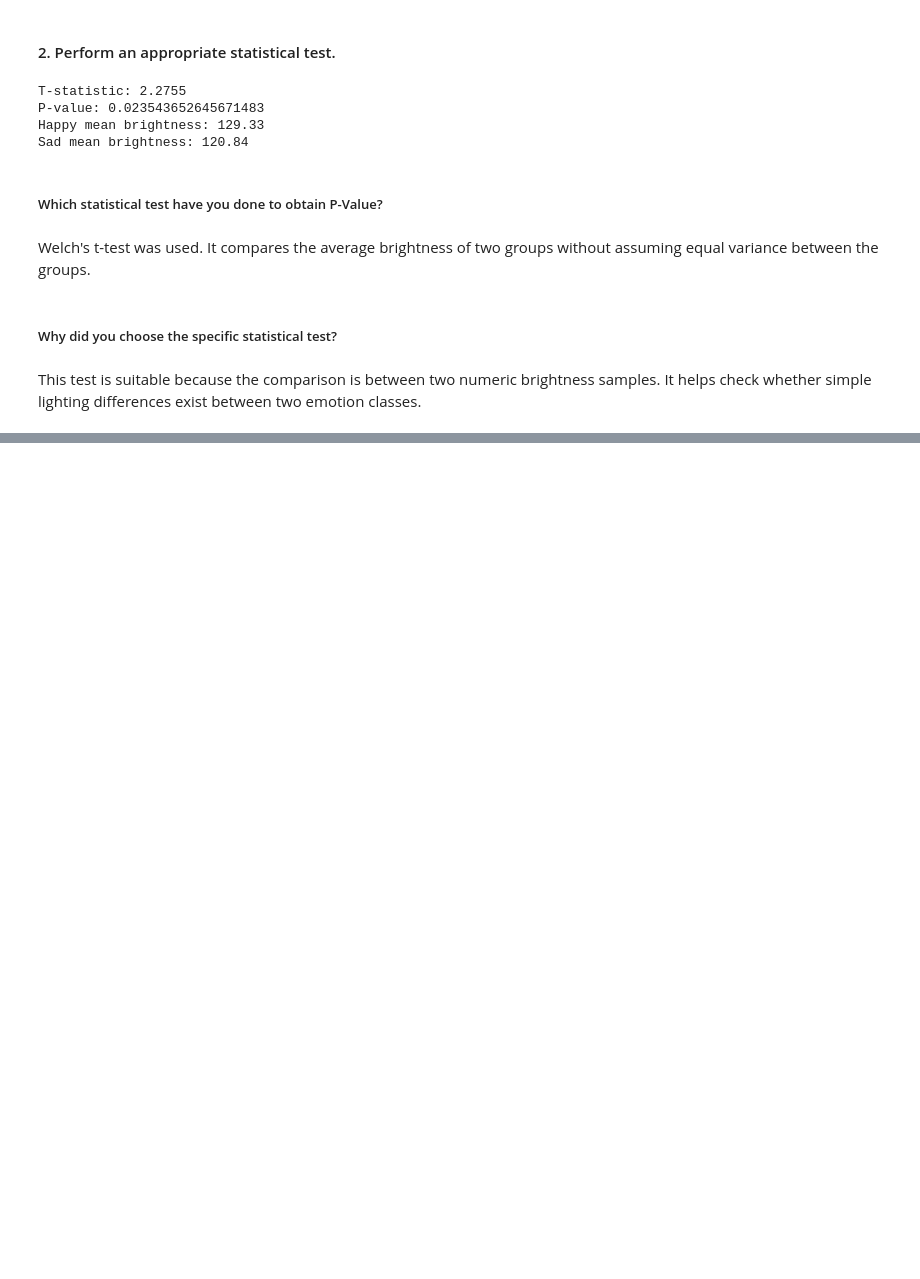
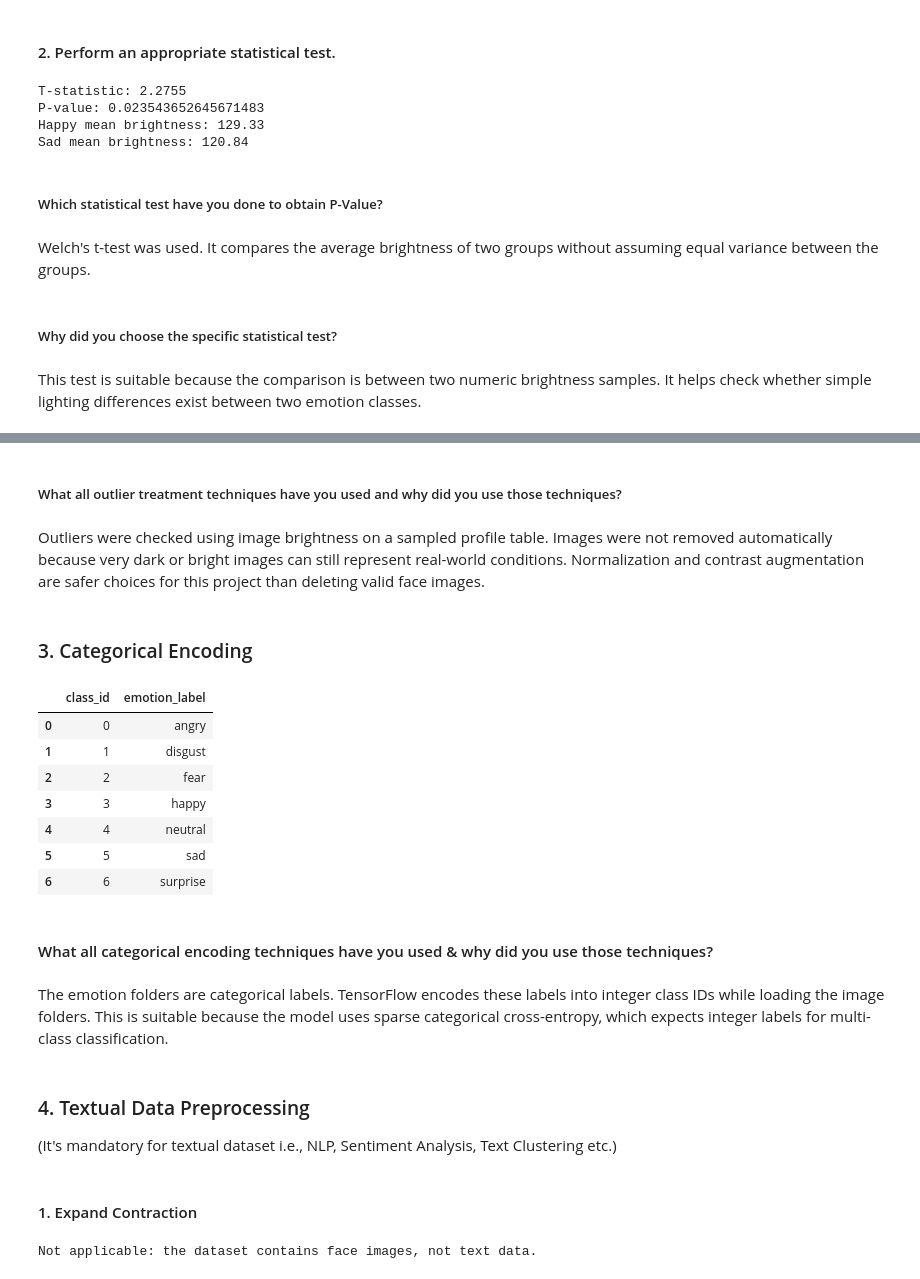
Before and after one commit to I-AM-PRASHANT-VERMA/Almabetter---DeepFER-Facial-Emotion-Recognition-Using-Deep-Learning, a Jupyter notebook: DeepFER_Facial_Emotion_Recognition.ipynb, the cells around one changed output, grey strips where cells are left out. Drawn from its saved outputs; the diff is of its cells as text; code cells hidden in the pictures; blank space fills up the shorter version.

```diff
--- a/DeepFER_Facial_Emotion_Recognition.ipynb
+++ b/DeepFER_Facial_Emotion_Recognition.ipynb
@@ -1148,0 +1200,39 @@ This test is suitable because the comparison is between two numeric brightness s
+# %% [markdown]
+##### What all outlier treatment techniques have you used and why did you use those techniques?
+# %% [markdown]
+Outliers were checked using image brightness on a sampled profile table. Images were not removed automatically because very dark or bright images can still represent real-world conditions. Normalization and contrast augmentation are safer choices for this project than deleting valid face images.
+# %% [markdown]
+### 3. Categorical Encoding
+# %%
+# Code Cell 33: Encode Emotion Labels
+# Encode emotion labels as integer class IDs for model training.
+label_mapping_df = pd.DataFrame({
+    'class_id': list(index_to_class.keys()),
+    'emotion_label': list(index_to_class.values())
+})
+
+display(label_mapping_df)
+# %% [output]
+|  | class_id | emotion_label |
+| 0 | 0 | angry |
+| 1 | 1 | disgust |
+| 2 | 2 | fear |
+| 3 | 3 | happy |
+| 4 | 4 | neutral |
+| 5 | 5 | sad |
+| 6 | 6 | surprise |
+# %% [markdown]
+#### What all categorical encoding techniques have you used & why did you use those techniques?
+# %% [markdown]
+The emotion folders are categorical labels. TensorFlow encodes these labels into integer class IDs while loading the image folders. This is suitable because the model uses sparse categorical cross-entropy, which expects integer labels for multi-class classification.
+# %% [markdown]
+### 4. Textual Data Preprocessing
+(It's mandatory for textual dataset i.e., NLP, Sentiment Analysis, Text Clustering etc.)
+# %% [markdown]
+#### 1. Expand Contraction
+# %%
+# Code Cell 34: Text Step Not Applicable - Expand Contraction
+# Text preprocessing is not required for this image classification dataset.
+print('Not applicable: the dataset contains face images, not text data.')
+# %% [output]
+Not applicable: the dataset contains face images, not text data.
```
Also changed, not shown: parts of 62 cells of this notebook.
